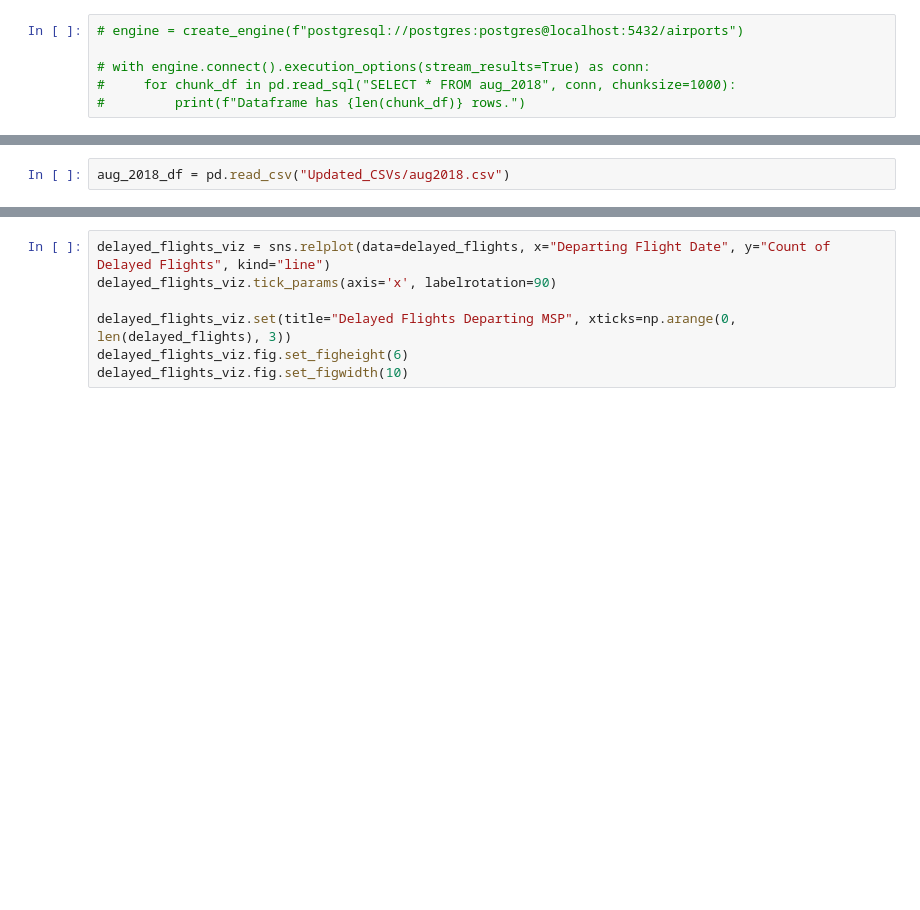
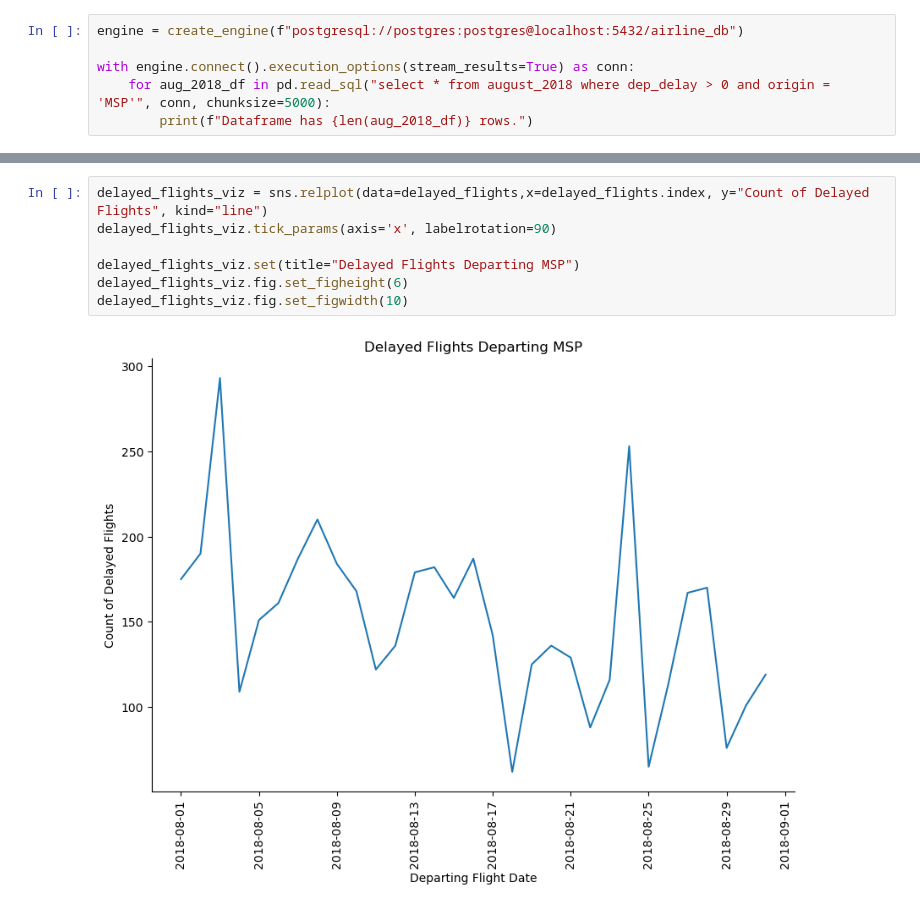
Before and after one commit to DKogge/airport, a Jupyter notebook: visualization.ipynb, the cells around one changed output, grey strips where cells are left out. Saved outputs shown, nothing was run; the diff lists cells and outputs as text; blank space fills up the shorter version.

Commit message:
read from postgres

```diff
--- a/visualization.ipynb
+++ b/visualization.ipynb
@@ -6,6 +7,6 @@ from sqlalchemy import create_engine
 # %%
-# engine = create_engine(f"postgresql://postgres:postgres@localhost:5432/airports")
+engine = create_engine(f"postgresql://postgres:postgres@localhost:5432/airline_db")
 
-# with engine.connect().execution_options(stream_results=True) as conn:
-#     for chunk_df in pd.read_sql("SELECT * FROM aug_2018", conn, chunksize=1000):
-#         print(f"Dataframe has {len(chunk_df)} rows.")
+with engine.connect().execution_options(stream_results=True) as conn:
+    for aug_2018_df in pd.read_sql("select * from august_2018 where dep_delay > 0 and origin = 'MSP'", conn, chunksize=5000):
+        print(f"Dataframe has {len(aug_2018_df)} rows.")
@@ -12,4 +15,2 @@ from sqlalchemy import create_engine
-# %%
-aug_2018_df = pd.read_csv("Updated_CSVs/aug2018.csv")
 # %%
 aug_2018_df.head()
@@ -25,7 +50,9 @@ delayed_flights.head()
 # %%
-delayed_flights_viz = sns.relplot(data=delayed_flights, x="Departing Flight Date", y="Count of Delayed Flights", kind="line")
+delayed_flights_viz = sns.relplot(data=delayed_flights,x=delayed_flights.index, y="Count of Delayed Flights", kind="line")
 delayed_flights_viz.tick_params(axis='x', labelrotation=90)
 
-delayed_flights_viz.set(title="Delayed Flights Departing MSP", xticks=np.arange(0, len(delayed_flights), 3))
+delayed_flights_viz.set(title="Delayed Flights Departing MSP")
 delayed_flights_viz.fig.set_figheight(6)
 delayed_flights_viz.fig.set_figwidth(10)
+# %% [output]
+[figure, added]
```
Also changed, not shown: parts of 5 cells of this notebook, 1 other file.
